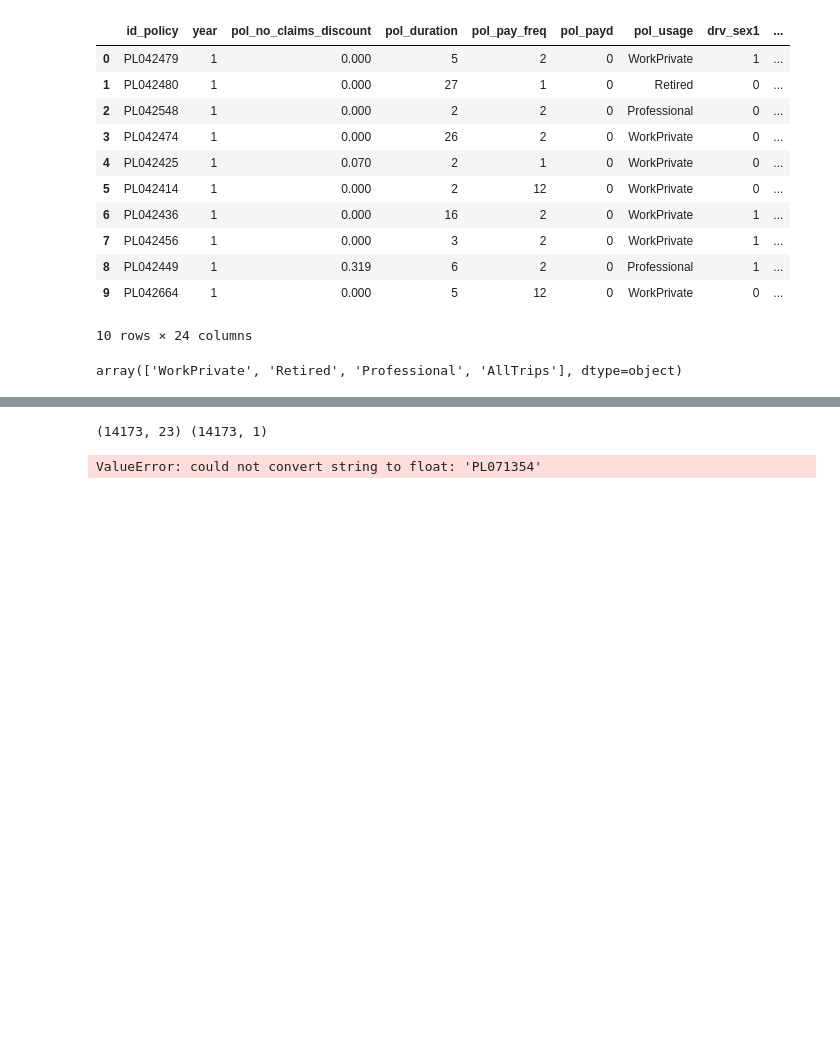
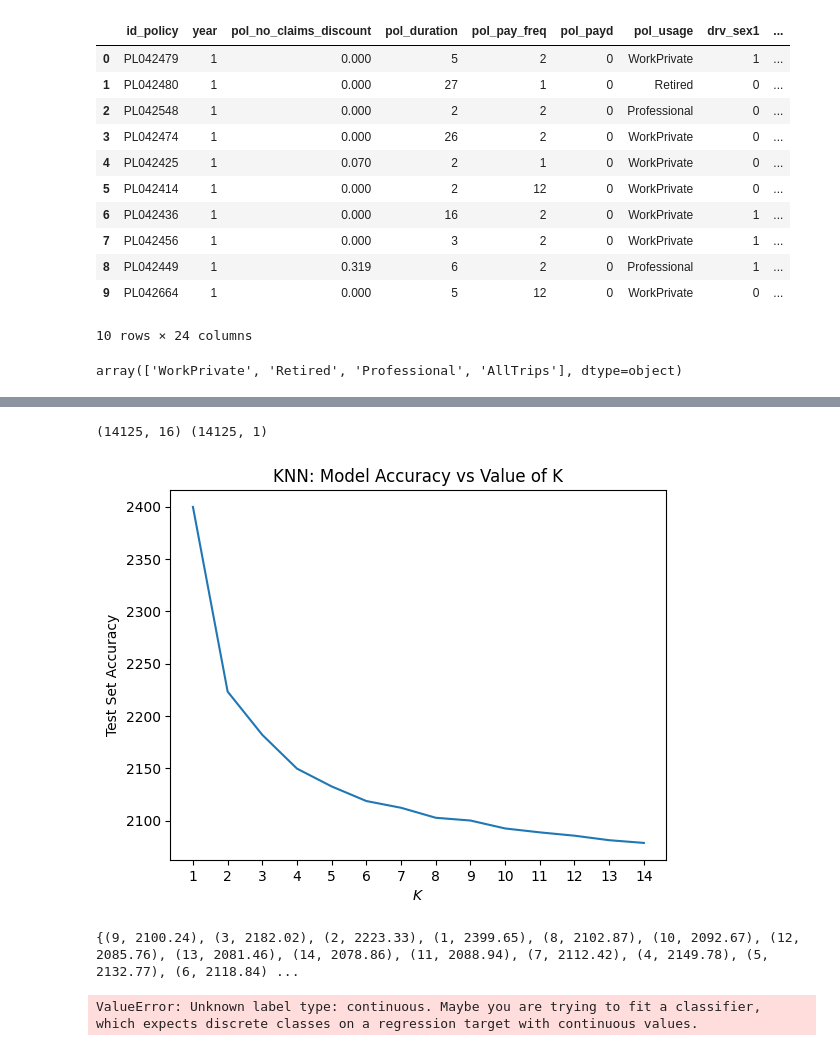
Before and after one commit to kyleosung/Cooperators_2024, a Jupyter notebook: solution.ipynb, the cells around one changed output, grey strips where cells are left out. Cells and saved outputs as stored; diff of their text form; code cells hidden in the pictures; blank space fills up the shorter version.

```diff
--- a/solution.ipynb
+++ b/solution.ipynb
@@ -52,6 +53,7 @@ claims['pol_pay_freq'] = claims['pol_pay_freq'].replace( {'Biannual': 2, 'Yearly
 claims['pol_payd'] = claims['pol_payd'].replace( {'No': 0, 'Yes': 1} )
 claims['drv_sex1'] = claims['drv_sex1'].replace( {'M': 1, 'F': 0} )
 claims['vh_type'] = claims['vh_type'].replace( {'Tourism': 1, 'Commercial': 0} )
+claims['drv_drv2'] = claims['drv_drv2'].replace( {'No': 0, 'Yes': 1} )
 
 claims.head(10)
 # %% [output]
@@ -71,3 +73,9 @@ claims.head(10)
 claims['pol_usage'].unique()
 # %% [output]
 array(['WorkPrivate', 'Retired', 'Professional', 'AllTrips'], dtype=object)
+# %%
+new = claims.drop(columns = ['id_policy','pol_usage', 'vh_make_model', 'drv_age_lic2', 'vh_fuel','drv_age2', 'drv_sex2'], axis = 1)
+
+new = new.dropna(how='any')
+
+new.head(10)
@@ -74,10 +94,12 @@ array(['WorkPrivate', 'Retired', 'Professional', 'AllTrips'], dtype=object)
 # %%
-x = claims.iloc[:,:-1]
-y = claims.iloc[:,-1:]
+x = new.iloc[:,:-1]
+y = new.iloc[:,-1:]
 
 print(x.shape, y.shape)
+
+x = scale(x, axis = 0)
 # %% [output]
-(14173, 23) (14173, 1)
+(14125, 16) (14125, 1)
 # %%
 x_train, x_test, y_train, y_test = train_test_split(
     x,
@@ -95,5 +116,26 @@ for k in k_range:
     knn_r.fit(x_train, y_train)
     y_r_pred = knn_r.predict(x_test)
     scores_r.append(round(np.sqrt(metrics.mean_squared_error(y_test, y_r_pred)), 2))
-# %% [output]
-ValueError: could not convert string to float: 'PL071354'
+# %%
+plt.plot(k_range, scores_r)
+plt.title('KNN: Model Accuracy vs Value of K')
+plt.xlabel(r'$K$')
+plt.ylabel('Test Set Accuracy')
+plt.xticks(range(1,15))
+plt.show()
+
+print(set(zip(k_range, scores_r)))
+# %% [output]
+[figure, added]
+{(9, 2100.24), (3, 2182.02), (2, 2223.33), (1, 2399.65), (8, 2102.87), (10, 2092.67), (12, 2085.76), (13, 2081.46), (14, 2078.86), (11, 2088.94), (7, 2112.42), (4, 2149.78), (5, 2132.77), (6, 2118.84) ...
+# %%
+r_range = range(1, 15)
+scores_r = []
+
+for r in r_range:
+    rnc_r = neighbors.RadiusNeighborsClassifier(radius=r)
+    rnc_r.fit(x_train, y_train)
+    y_r_pred = rnc_r.predict(x_test)
+    scores_r.append(round(np.sqrt(metrics.mean_squared_error(y_test, y_r_pred)), 2))
+# %% [output]
+ValueError: Unknown label type: continuous. Maybe you are trying to fit a classifier, which expects discrete classes on a regression target with continuous values.
```
Also changed, not shown: parts of 5 cells of this notebook.
